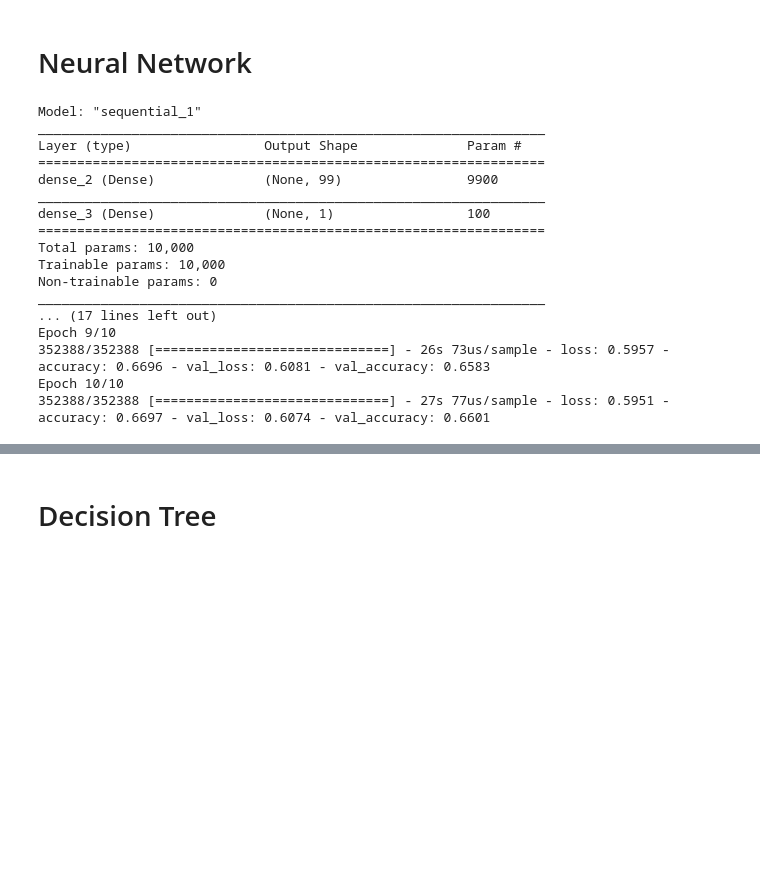
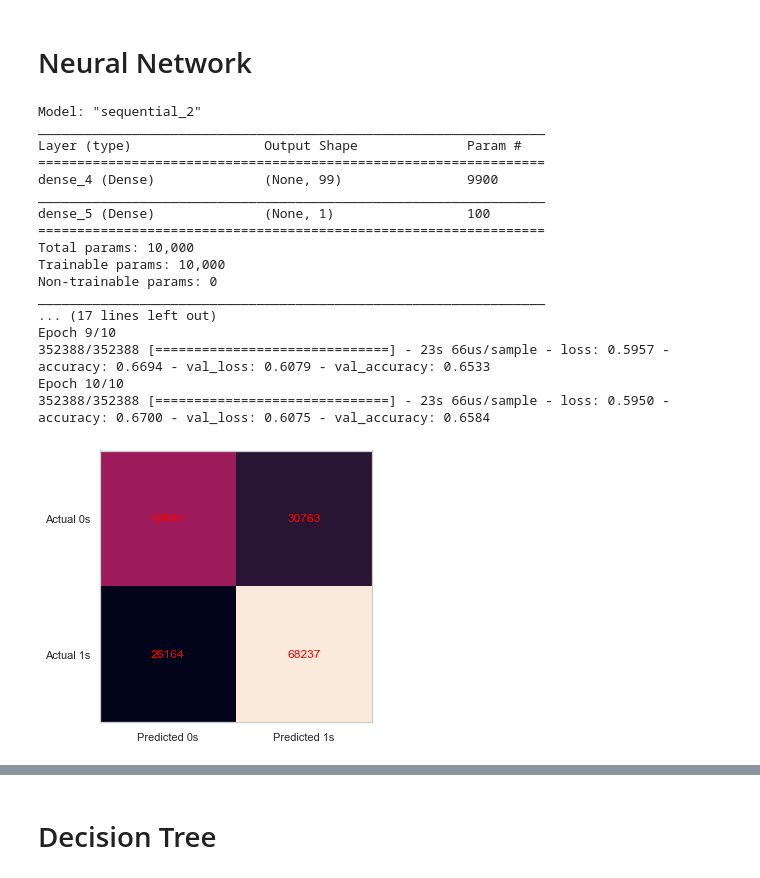
Before and after one commit to cocassel/car-accidents, a Jupyter notebook: car-accidents.ipynb, the cells around one changed output, grey strips where cells are left out. Cells and saved outputs as stored; diff of their text form; code cells hidden in the pictures; blank space fills up the shorter version.

```diff
--- a/car-accidents.ipynb
+++ b/car-accidents.ipynb
@@ -646,23 +646,24 @@ X_train_2, X_val, y_train_2, y_val = train_test_split(X_train,
                                                     y_train, test_size=0.10,
                                                     random_state=101)
 # %%
-model = models.Sequential()
-model.add(layers.Dense(99, input_dim=99, activation='relu'))
-model.add(layers.Dense(1, activation='sigmoid'))
-model.summary()
+# Create the neural network
+model_nn = models.Sequential()
+model_nn.add(layers.Dense(99, input_dim=99, activation='relu'))
+model_nn.add(layers.Dense(1, activation='sigmoid'))
+model_nn.summary()
 
-model.compile(loss='binary_crossentropy', optimizer='adam', metrics=['accuracy'])
+model_nn.compile(loss='binary_crossentropy', optimizer='adam', metrics=['accuracy'])
 
-history = model.fit(X_train_2, y_train_2, epochs=10,
+history = model_nn.fit(X_train_2, y_train_2, epochs=10,
                     validation_data=(X_val, y_val))
 # %% [output]
-Model: "sequential_1"
+Model: "sequential_2"
 _________________________________________________________________
 Layer (type)                 Output Shape              Param #
 =================================================================
-dense_2 (Dense)              (None, 99)                9900
+dense_4 (Dense)              (None, 99)                9900
 _________________________________________________________________
-dense_3 (Dense)              (None, 1)                 100
+dense_5 (Dense)              (None, 1)                 100
 =================================================================
 Total params: 10,000
 Trainable params: 10,000
@@ -670,6 +671,6 @@ Non-trainable params: 0
 _________________________________________________________________
 ... (17 lines left out)
 Epoch 9/10
-352388/352388 [==============================] - 26s 73us/sample - loss: 0.5957 - accuracy: 0.6696 - val_loss: 0.6081 - val_accuracy: 0.6583
+352388/352388 [==============================] - 23s 66us/sample - loss: 0.5957 - accuracy: 0.6694 - val_loss: 0.6079 - val_accuracy: 0.6533
 Epoch 10/10
-352388/352388 [==============================] - 27s 77us/sample - loss: 0.5951 - accuracy: 0.6697 - val_loss: 0.6074 - val_accuracy: 0.6601
+352388/352388 [==============================] - 23s 66us/sample - loss: 0.5950 - accuracy: 0.6700 - val_loss: 0.6075 - val_accuracy: 0.6584
@@ -680,0 +677,23 @@ predict
+# %%
+# Get prediction probabilities
+preds = model_nn.predict(X_test)
+
+# Get predictions in 1s and 0s
+predictions = np.array(preds, copy=True)
+predictions[predictions >= 0.5] = 1
+predictions[predictions < 0.5] = 0
+# %%
+# Create the confusion matrix
+cm = confusion_matrix(y_test,predictions)
+fig, ax = plt.subplots(figsize=(5, 5))
+ax.imshow(cm)
+ax.grid(False)
+ax.xaxis.set(ticks=(0, 1), ticklabels=('Predicted 0s', 'Predicted 1s'))
+ax.yaxis.set(ticks=(0, 1), ticklabels=('Actual 0s', 'Actual 1s'))
+ax.set_ylim(1.5, -0.5)
+for i in range(2):
+    for j in range(2):
+        ax.text(j, i, cm[i, j], ha='center', va='center', color='red')
+plt.show()
+# %% [output]
+[figure, added]
```
Also changed, not shown: parts of 7 cells of this notebook.
